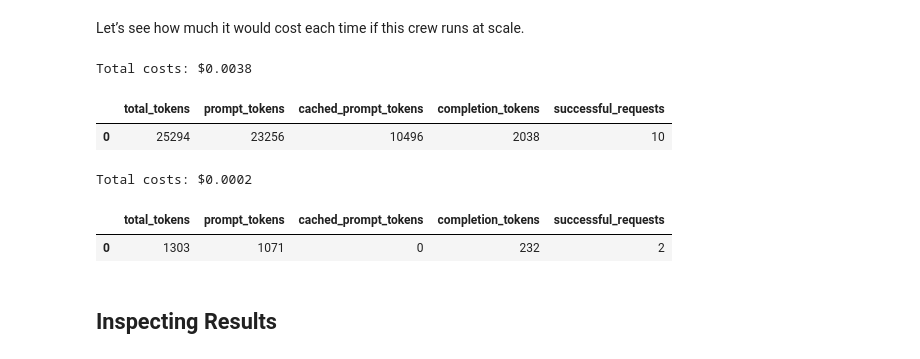
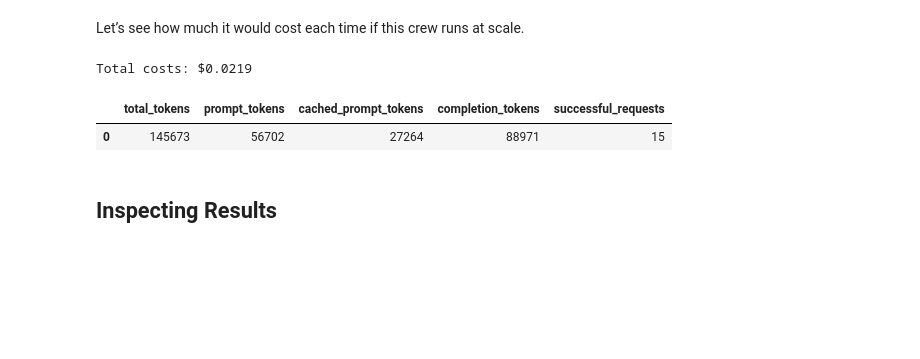
Before and after one commit to mobatusi/venue-research-agentic-workflow, a Jupyter notebook: venue_search.ipynb, the cells around one changed output. Saved outputs shown, nothing was run; the diff lists cells and outputs as text; code cells hidden in the pictures; blank space fills up the shorter version.

```diff
--- a/venue_search.ipynb
+++ b/venue_search.ipynb
@@ -100,10 +100,10 @@ from crewai_tools import SerperDevTool, ScrapeWebsiteTool
 # %%
 # Creating Agents
 
-data_collection_agent = Agent(
-  config=data_collection_agents_config['data_collector'],
-  tools=[SerperDevTool(), ScrapeWebsiteTool()]
-)
+# data_collection_agent = Agent(
+#   config=data_collection_agents_config['data_collector'],
+#   tools=[SerperDevTool(), ScrapeWebsiteTool()]
+# )
 
 location_analysis_agent = Agent(
   config=location_analysis_agents_config['location_analyst'],
@@ -131,10 +131,10 @@ reporting_agent = Agent(
 )
 
 # Creating Tasks
-data_collection_task = Task(
-  config=data_collection_tasks_config['collect_conference_data'],
-  agent=data_collection_agent
-)
+# data_collection_task = Task(
+#   config=data_collection_tasks_config['collect_conference_data'],
+#   agent=data_collection_agent
+# )
 
 location_analysis_task = Task(
   config=location_analysis_tasks_config['identify_venues'],
@@ -149,7 +149,7 @@ feature_extraction_task = Task(
 scoring_task = Task(
   config=scoring_tasks_config['score_venues'],
   agent=scoring_agent,
-  context=[data_collection_task, location_analysis_task, feature_extraction_task],
+  context=[location_analysis_task, feature_extraction_task],
   output_pydantic=VenueScoringResult
 )
 
@@ -170,7 +170,7 @@ reporting_task = Task(
 # Creating Crew
 venue_scoring_crew = Crew(
   agents=[
-    data_collection_agent,
+    # data_collection_agent,
     location_analysis_agent,
     feature_extraction_agent,
     scoring_agent,
@@ -178,7 +178,7 @@ venue_scoring_crew = Crew(
     reporting_agent
   ],
   tasks=[
-    data_collection_task,
+    # data_collection_task,
     location_analysis_task,
     feature_extraction_task,
     scoring_task,
@@ -256,20 +266,11 @@ IFrame(src='./crewai_flow.html', width='150%', height=600)
 ## Flow Kickoff
 # %%
 import asyncio
-try:
-    loop = asyncio.get_event_loop()
-    if loop.is_running():
-        # If we're in a running loop, create a task
-        emails = await flow.kickoff_async()
-    else:
-        # If no loop is running, we can create and run one
-        emails = loop.run_until_complete(flow.kickoff_async())
-except RuntimeError:
-    # Fallback if we can't get the event loop
-    loop = asyncio.new_event_loop()
-    asyncio.set_event_loop(loop)
-    emails = loop.run_until_complete(flow.kickoff_async())
-    loop.close()
 
-emails
+# Create a new event loop and run once
+# loop = asyncio.new_event_loop()
+# asyncio.set_event_loop(loop)
+# report = loop.run_until_complete(flow.kickoff_async())
+# loop.close()
+report = await flow.kickoff_async()
 # %% [output]
@@ -298,35 +330,19 @@ Let’s see how much it would cost each time if this crew runs at scale.
 # %%
 import pandas as pd
 
 # Convert UsageMetrics instance to a DataFrame
-df_usage_metrics = pd.DataFrame([flow.state["score_crews_results"][0].token_usage.dict()])
+df_usage_metrics = pd.DataFrame([report[0].token_usage.dict()])
 
 # Calculate total costs
 costs = 0.150 * df_usage_metrics['total_tokens'].sum() / 1_000_000
 print(f"Total costs: ${costs:.4f}")
 
 # Display the DataFrame
 df_usage_metrics
 # %% [output]
-Total costs: $0.0038
+Total costs: $0.0219
 |  | total_tokens | prompt_tokens | cached_prompt_tokens | completion_tokens | successful_requests |
-| 0 | 25294 | 23256 | 10496 | 2038 | 10 |
+| 0 | 145673 | 56702 | 27264 | 88971 | 15 |
-# %%
-import pandas as pd
-
-# Convert UsageMetrics instance to a DataFrame
-df_usage_metrics = pd.DataFrame([emails[0].token_usage.dict()])
-
-# Calculate total costs
-costs = 0.150 * df_usage_metrics['total_tokens'].sum() / 1_000_000
-print(f"Total costs: ${costs:.4f}")
-
-# Display the DataFrame
-df_usage_metrics
-# %% [output]
-Total costs: $0.0002
-|  | total_tokens | prompt_tokens | cached_prompt_tokens | completion_tokens | successful_requests |
-| 0 | 1303 | 1071 | 0 | 232 | 2 |
 # %% [markdown]
 ## Inspecting Results
 # %%
```
Also changed, not shown: parts of 12 cells of this notebook, 5 other files.
